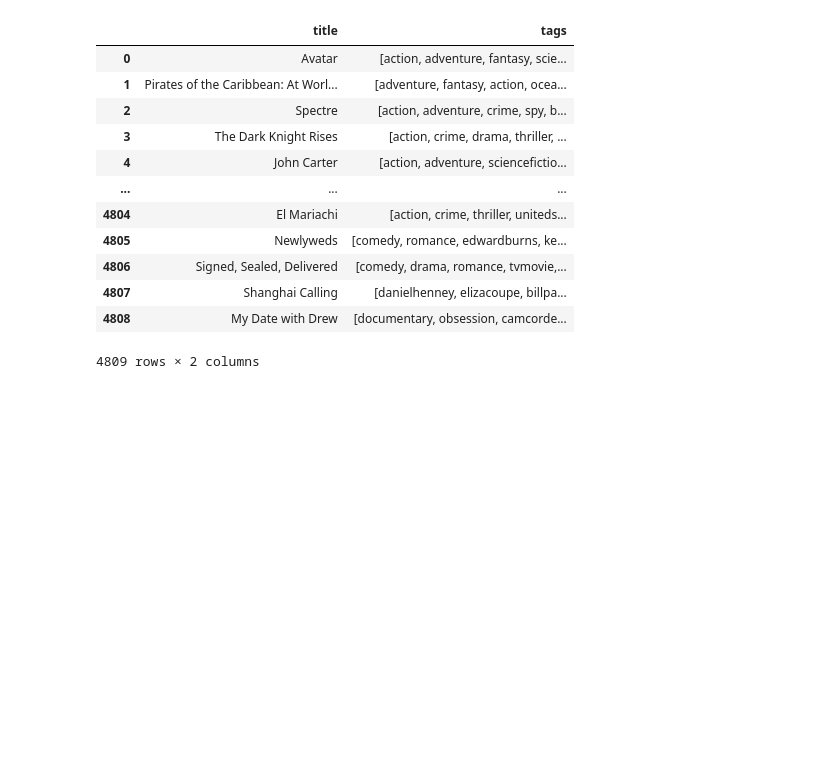
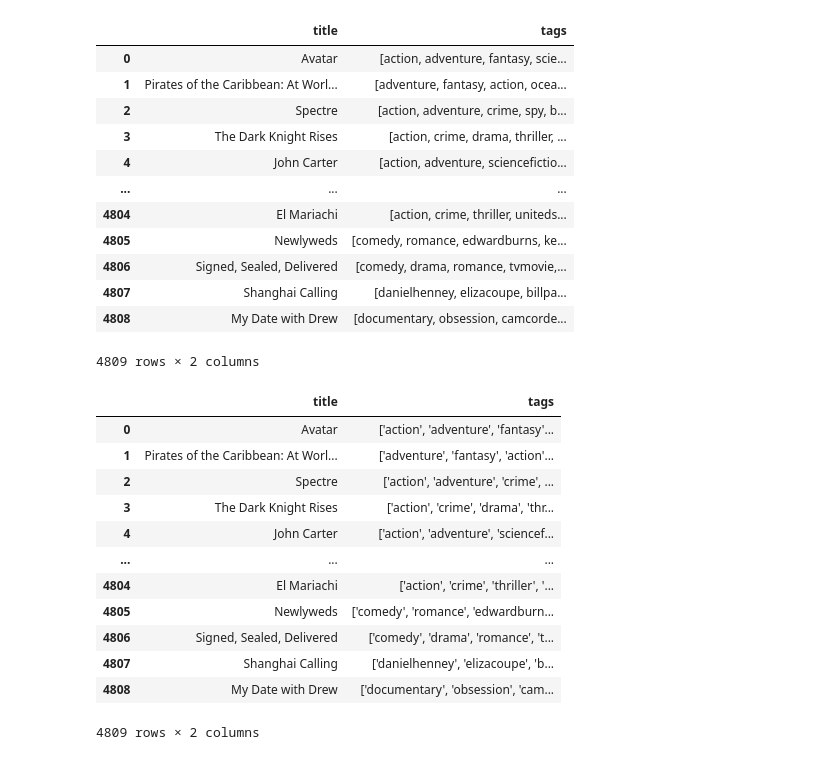
Before and after one commit to PrabalAryal/Ml-evolve, a Jupyter notebook: day26.ipynb, the cells around one changed output. Drawn from its saved outputs; the diff is of its cells as text; code cells hidden in the pictures; blank space fills up the shorter version.

```diff
--- a/day26.ipynb
+++ b/day26.ipynb
@@ -105,0 +108,18 @@ new_data
+# %%
+new_datas=pd.read_csv('newmovie.csv')
+# %%
+new_datas
+# %% [output]
+|  | title | tags |
+| 0 | Avatar | ['action', 'adventure', 'fantasy'... |
+| 1 | Pirates of the Caribbean: At Worl... | ['adventure', 'fantasy', 'action'... |
+| 2 | Spectre | ['action', 'adventure', 'crime', ... |
+| 3 | The Dark Knight Rises | ['action', 'crime', 'drama', 'thr... |
+| 4 | John Carter | ['action', 'adventure', 'sciencef... |
+| ... | ... | ... |
+| 4804 | El Mariachi | ['action', 'crime', 'thriller', '... |
+| 4805 | Newlyweds | ['comedy', 'romance', 'edwardburn... |
+| 4806 | Signed, Sealed, Delivered | ['comedy', 'drama', 'romance', 't... |
+| 4807 | Shanghai Calling | ['danielhenney', 'elizacoupe', 'b... |
+| 4808 | My Date with Drew | ['documentary', 'obsession', 'cam... |
+4809 rows × 2 columns
```
Also changed, not shown: parts of 25 cells of this notebook, 2 other files.
